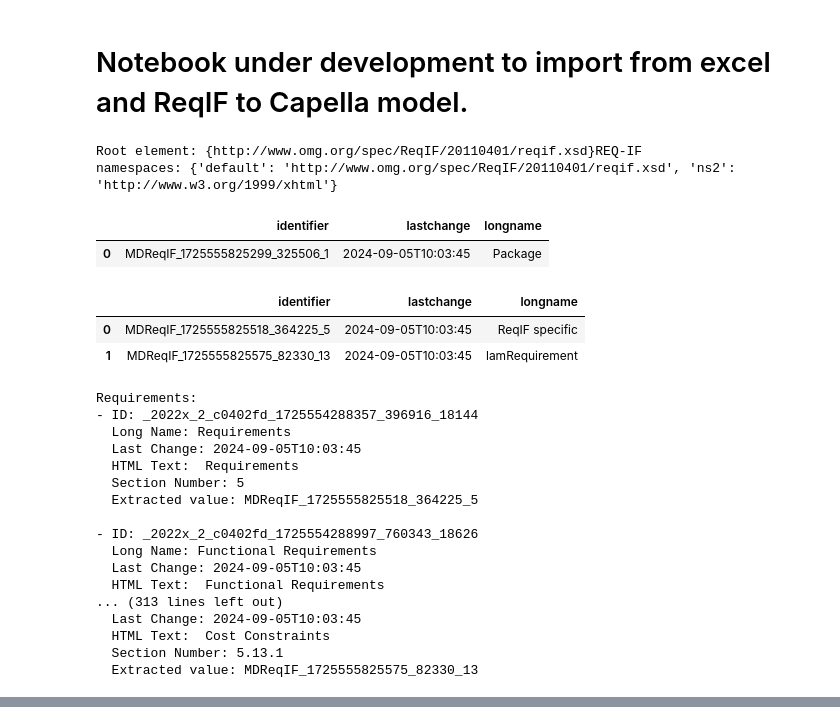
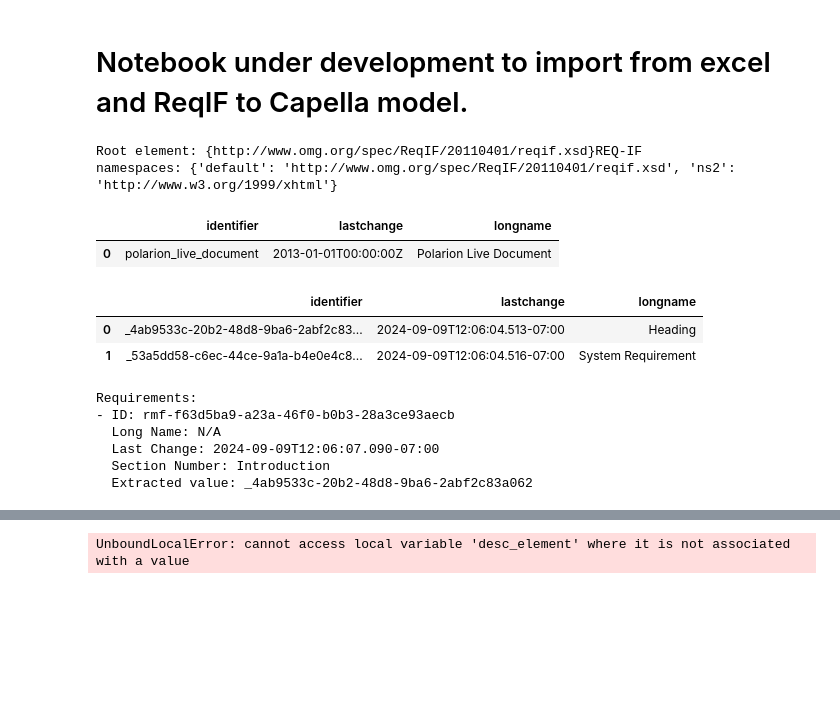
Before and after one commit to tkomarOSP/Trail_Power_for_Campgrounds, a Jupyter notebook: Trail Power for Campgrounds/Notebooks/Populate_Requirements_from_Excel.ipynb, the cells around one changed output, grey strips where cells are left out. Cells and saved outputs as stored; diff of their text form; code cells hidden in the pictures; blank space fills up the shorter version.

```diff
--- a/Trail Power for Campgrounds/Notebooks/Populate_Requirements_from_Excel.ipynb
+++ b/Trail Power for Campgrounds/Notebooks/Populate_Requirements_from_Excel.ipynb
@@ -214,14 +214,14 @@ def NumberinLevel(moduleframe, row , level, numberinlevel) :
 # %%
 from pprint import pprint
 from lxml import etree
-def Import_Requirements_from_ReqIF(file_name):
+def Import_Requirements_from_MagicDraw_ReqIF(file_name):
     def pp(e):
         print (etree.tostring(e, pretty_print=True))
 
 
 
     # Load and parse the REQIF XML file and the schema file
-    reqif_file_path = 'TestTemplate_2.reqif'
+    reqif_file_path = file_name
 
 
 
@@ -332,6 +332,7 @@ def Import_Requirements_from_ReqIF(file_name):
                             print("  HTML Text element not found.")
                             desc_element = ""
 
+
                 section_numbers = value.findall('.//default:ATTRIBUTE-VALUE-STRING', namespaces)
                 for section_number in section_numbers:
                     section_number_element = section_number.get('THE-VALUE', 'N/A')
@@ -414,33 +415,23 @@ def Import_Requirements_from_Excel(file_name,sheet_name):
     return Req_Spec
 # %%
 
-Req_Spec = Import_Requirements_from_ReqIF('TestTemplate_2.reqif')
+#Req_Spec = Import_Requirements_from_ReqIF('TestTemplate_2.reqif')
+Req_Spec = Import_Requirements_from_MagicDraw_ReqIF('braking_system.reqif')
 display(Req_Spec)
 
 #Req_Spec = Import_Requirements_from_Excel("Requirements.xlsx","Sheet1")
 #display(Req_Spec)
 # %% [output]
 Root element: {http://www.omg.org/spec/ReqIF/20110401/reqif.xsd}REQ-IF
 namespaces: {'default': 'http://www.omg.org/spec/ReqIF/20110401/reqif.xsd', 'ns2': 'http://www.w3.org/1999/xhtml'}
 |  | identifier | lastchange | longname |
-| 0 | MDReqIF_1725555825299_325506_1 | 2024-09-05T10:03:45 | Package |
+| 0 | polarion_live_document | 2013-01-01T00:00:00Z | Polarion Live Document |
 |  | identifier | lastchange | longname |
-| 0 | MDReqIF_1725555825518_364225_5 | 2024-09-05T10:03:45 | ReqIF specific |
-| 1 | MDReqIF_1725555825575_82330_13 | 2024-09-05T10:03:45 | lamRequirement |
+| 0 | _4ab9533c-20b2-48d8-9ba6-2abf2c83... | 2024-09-09T12:06:04.513-07:00 | Heading |
+| 1 | _53a5dd58-c6ec-44ce-9a1a-b4e0e4c8... | 2024-09-09T12:06:04.516-07:00 | System Requirement |
 Requirements:
-- ID: _2022x_2_c0402fd_1725554288357_396916_18144
-  Long Name: Requirements
-  Last Change: 2024-09-05T10:03:45
-  HTML Text:  Requirements
-  Section Number: 5
-  Extracted value: MDReqIF_1725555825518_364225_5
-
-- ID: _2022x_2_c0402fd_1725554288997_760343_18626
-  Long Name: Functional Requirements
-  Last Change: 2024-09-05T10:03:45
-  HTML Text:  Functional Requirements
-... (313 lines left out)
-  Last Change: 2024-09-05T10:03:45
-  HTML Text:  Cost Constraints
-  Section Number: 5.13.1
-  Extracted value: MDReqIF_1725555825575_82330_13
+- ID: rmf-f63d5ba9-a23a-46f0-b0b3-28a3ce93aecb
+  Long Name: N/A
+  Last Change: 2024-09-09T12:06:07.090-07:00
+  Section Number: Introduction
+  Extracted value: _4ab9533c-20b2-48d8-9ba6-2abf2c83a062
@@ -464,3 +438,4 @@ Requirements:
+UnboundLocalError: cannot access local variable 'desc_element' where it is not associated with a value
 # %%
 Req_Spec.to_excel ( 'export_Req_Specspec1.xlsx', index = False, header=True)
 Req_Spec = Req_Spec.sort_values(by='sortNumber')
```
Also changed, not shown: parts of 2 cells of this notebook, 2 other files.
